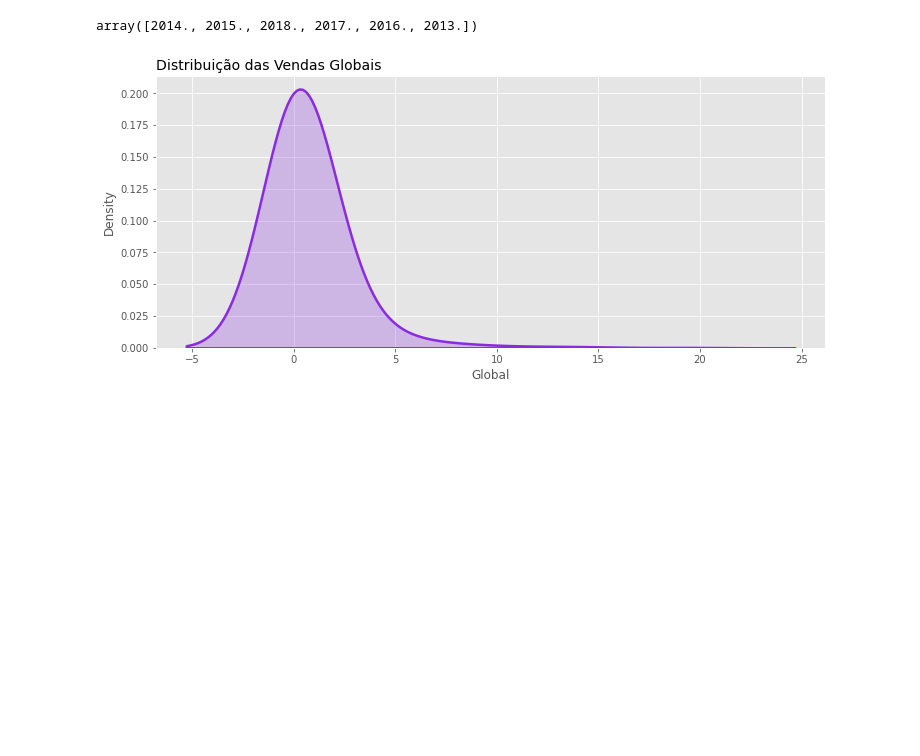
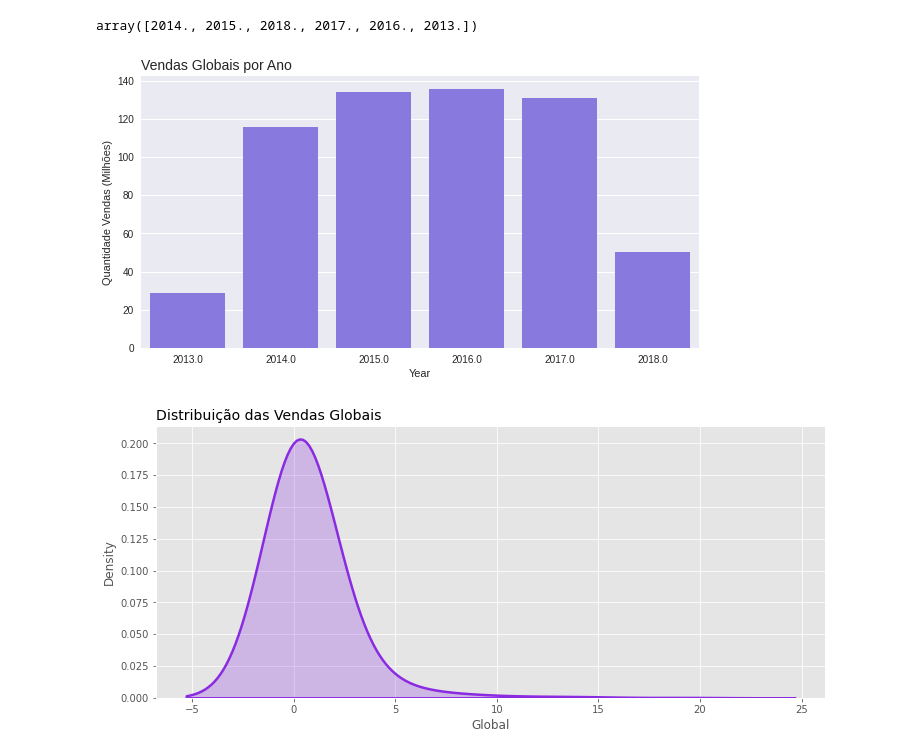
Before and after one commit to am-pereira/estudos, a Jupyter notebook: mercado_games_ps4.ipynb, the cells around one changed output. Cells and saved outputs as stored; diff of their text form; code cells hidden in the pictures; blank space fills up the shorter version.

```diff
--- a/mercado_games_ps4.ipynb
+++ b/mercado_games_ps4.ipynb
@@ -89,6 +91,15 @@ base
 base['Year'].unique()
 # %% [output]
 array([2014., 2015., 2018., 2017., 2016., 2013.])
+# %%
+# Vendas ao longo dos anos
+plt.figure(figsize=(10, 5))
+plt.title('Vendas Globais por Ano', loc='left', fontsize=14)
+
+sns.barplot(data=base, x='Year', y='Global', ci=None, color='#7B68EE', estimator=sum)
+plt.ylabel('Quantidade Vendas (Milhões)');
+# %% [output]
+[figure, added]
 # %%
 plt.figure(figsize=(12, 5))
 plt.style.use('ggplot')
```
Also changed, not shown: parts of 2 cells of this notebook.
